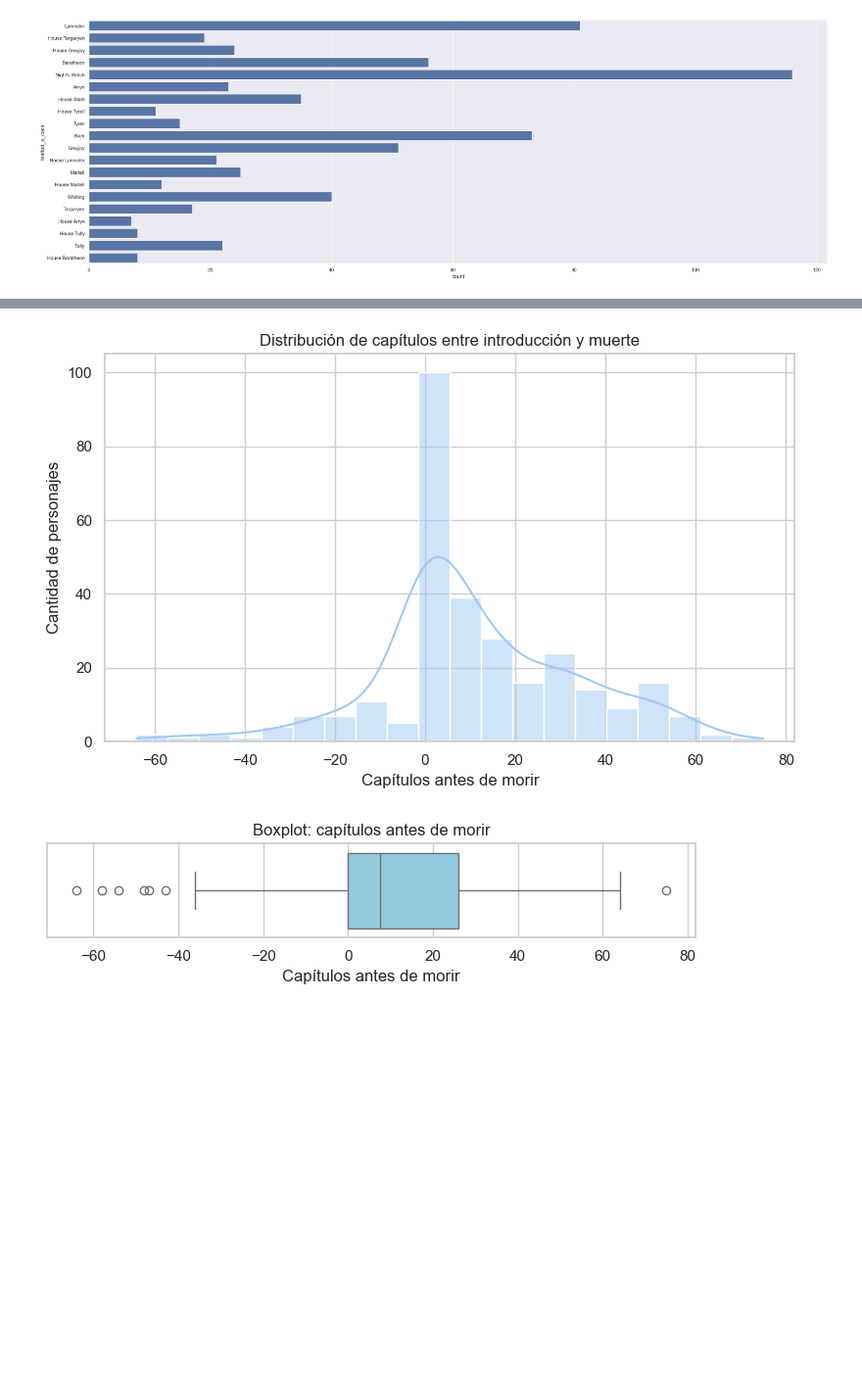
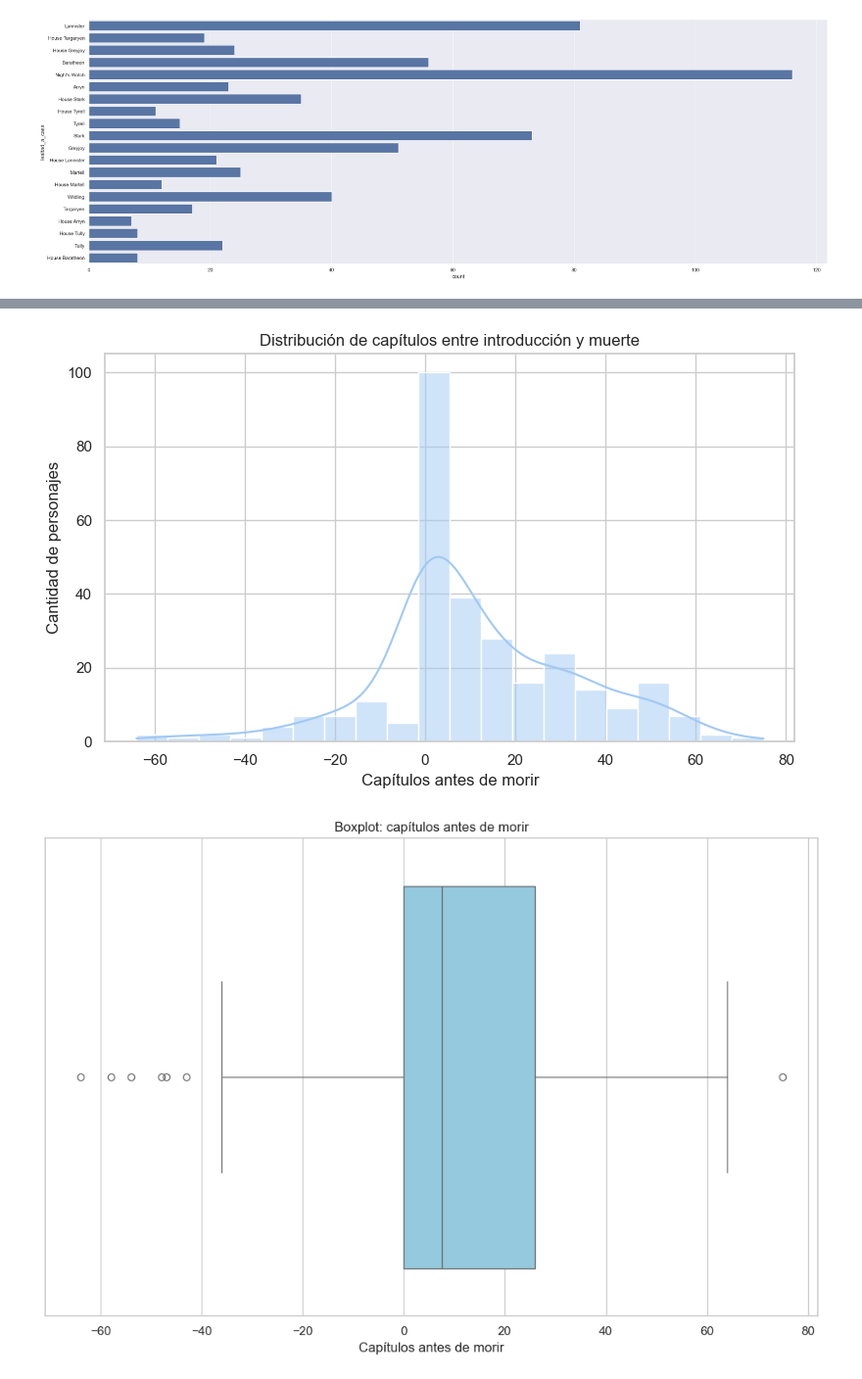
Before and after one commit to TonyGael/EDAonGamesOfTronesData, a Jupyter notebook: GoT_Data_Analisis.ipynb, the cells around one changed output, grey strips where cells are left out. Shown at 98% size. Saved outputs shown, nothing was run; the diff lists cells and outputs as text; code cells hidden in the pictures; blank space fills up the shorter version.

```diff
--- a/GoT_Data_Analisis.ipynb
+++ b/GoT_Data_Analisis.ipynb
@@ -384,17 +398,22 @@ plt.show()
 # %%
-# seguimos con decesos_personajes.cvs
-# 1. Análisis de aparición por libro
-
+# Lista de columnas que indican aparición en cada libro
 libros = ['game_of_thrones','clash_of_kings','storm_of_words','feast_for_crows','dance_with_dragons']
+# Sumamos los valores por columna para contar cuántos personajes aparecen en cada libro
 apariciones_por_libro = decesos[libros].sum()
 
-plt.figure(figsize=(13, 8))
+# Configuramos estilo del gráfico
+sns.set_theme(style='whitegrid', palette='muted')
+
+# Creamos el gráfico de barras
+plt.figure(figsize=(10, 7))
 sns.barplot(x=apariciones_por_libro.index, y=apariciones_por_libro.values)
 
+# Personalizamos
 plt.title('Cantidad de personajes que aparecen en cada libro', fontsize=14)
 plt.xlabel('Libro')
 plt.ylabel('Cantidad de personajes')
 plt.tight_layout()
 
+# Mostramos el gráfico
 plt.show()
 # %% [output]
@@ -402,32 +427,34 @@ plt.show()
 # %%
-# 2. Cantidad de capítulos antes de morir
+# Filtramos personajes que tengan tanto capítulo de introducción como capítulo de muerte
 fallecidos = decesos[
     decesos['capitulo_muerte'].notnull() &
     decesos['capitulo_intro'].notnull()
 ].copy()
 
+# Calculamos la "duración narrativa" en capítulos
 fallecidos['capitulos_antes_de_morir'] = (
     fallecidos['capitulo_muerte'] - fallecidos['capitulo_intro']
 ).astype(int)
 
+# Estilo general
 sns.set_theme(style='whitegrid', palette='pastel')
 
-#  Histograma
+# Visualización 1: Histograma
 plt.figure(figsize=(8, 5))
 sns.histplot(fallecidos['capitulos_antes_de_morir'], bins=20, kde=True)
 plt.title('Distribución de capítulos entre introducción y muerte')
 plt.xlabel('Capítulos antes de morir')
 plt.ylabel('Cantidad de personajes')
 plt.tight_layout()
 plt.show()
 
-# Boxplot para ver mediana y outliers
-plt.figure(figsize=(7, 2))
+# Visualización 2: Boxplot para ver mediana y outliers
+plt.figure(figsize=(10, 7))
 sns.boxplot(x=fallecidos['capitulos_antes_de_morir'], color='skyblue')
 plt.title('Boxplot: capítulos antes de morir')
 plt.xlabel('Capítulos antes de morir')
 plt.tight_layout()
 plt.show()
 # %% [output]
 [figure]
-[figure, old version]
+[figure, new version]
```
Also changed, not shown: parts of 20 cells of this notebook, 2 other files.
